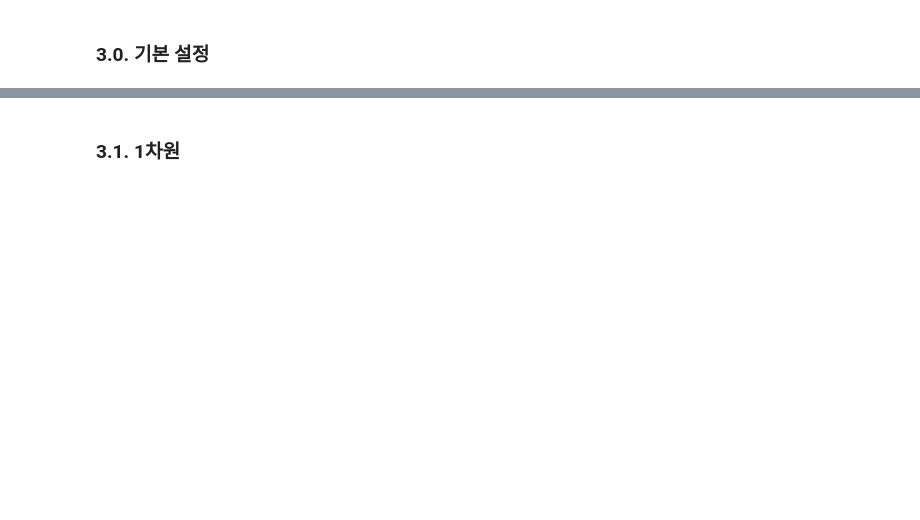
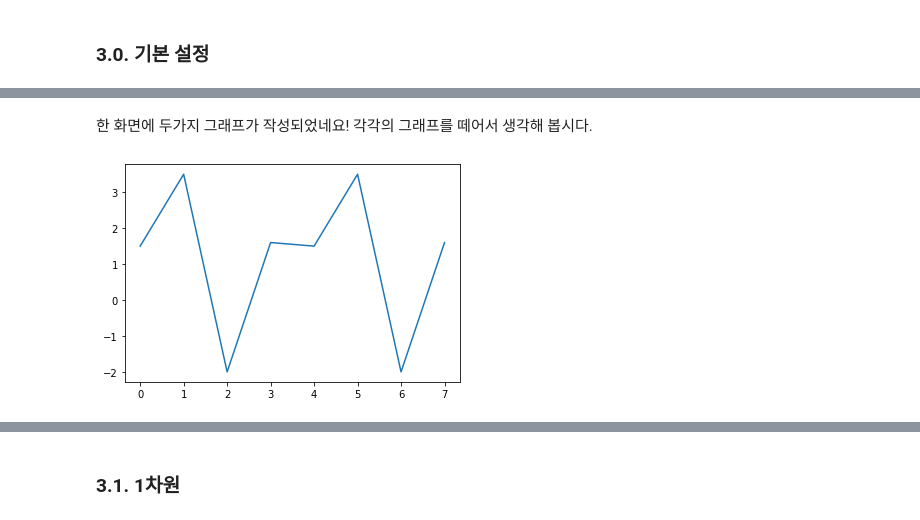
Before and after one commit to Team-COSADAMA/Data-Science-Intro, a Jupyter notebook: week1/week1.ipynb, the cells around one changed output, grey strips where cells are left out. Saved outputs shown, nothing was run; the diff lists cells and outputs as text; code cells hidden in the pictures; blank space fills up the shorter version.

```diff
--- a/week1/week1.ipynb
+++ b/week1/week1.ipynb
@@ -1446,0 +1482,7 @@ Matplotlib 또한 모든 내용을 외운다고 생각하지 마세요. 어떤
+# %% [markdown]
+한 화면에 두가지 그래프가 작성되었네요! 각각의 그래프를 떼어서 생각해 봅시다.
+# %%
+plt.plot([1.5,3.5,-2,1.6,1.5,3.5,-2,1.6])  # 선그래프 그리기
+plt.show()  # 그래프 보여줘라!
+# %% [output]
+[figure, added]
```
Also changed, not shown: parts of 43 cells of this notebook.
